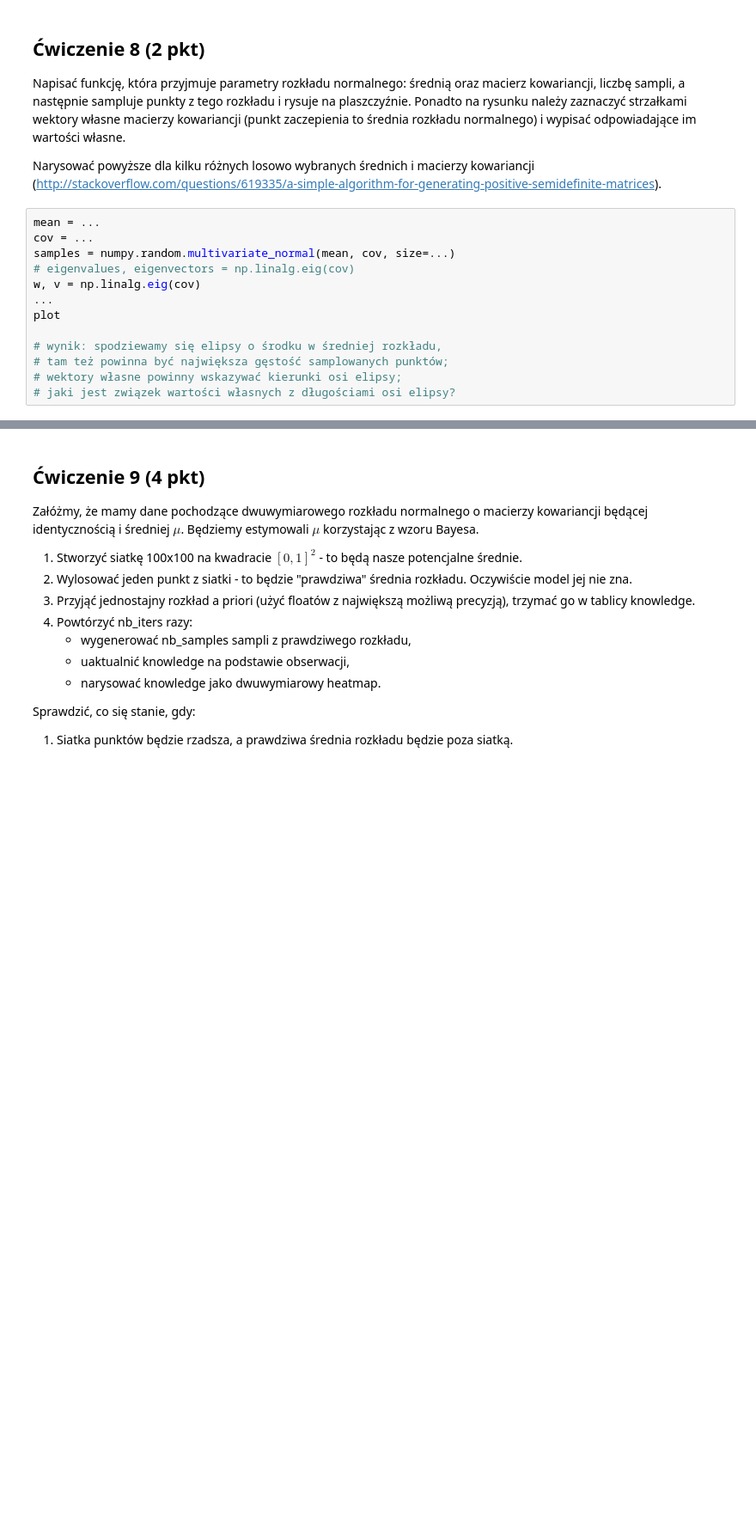
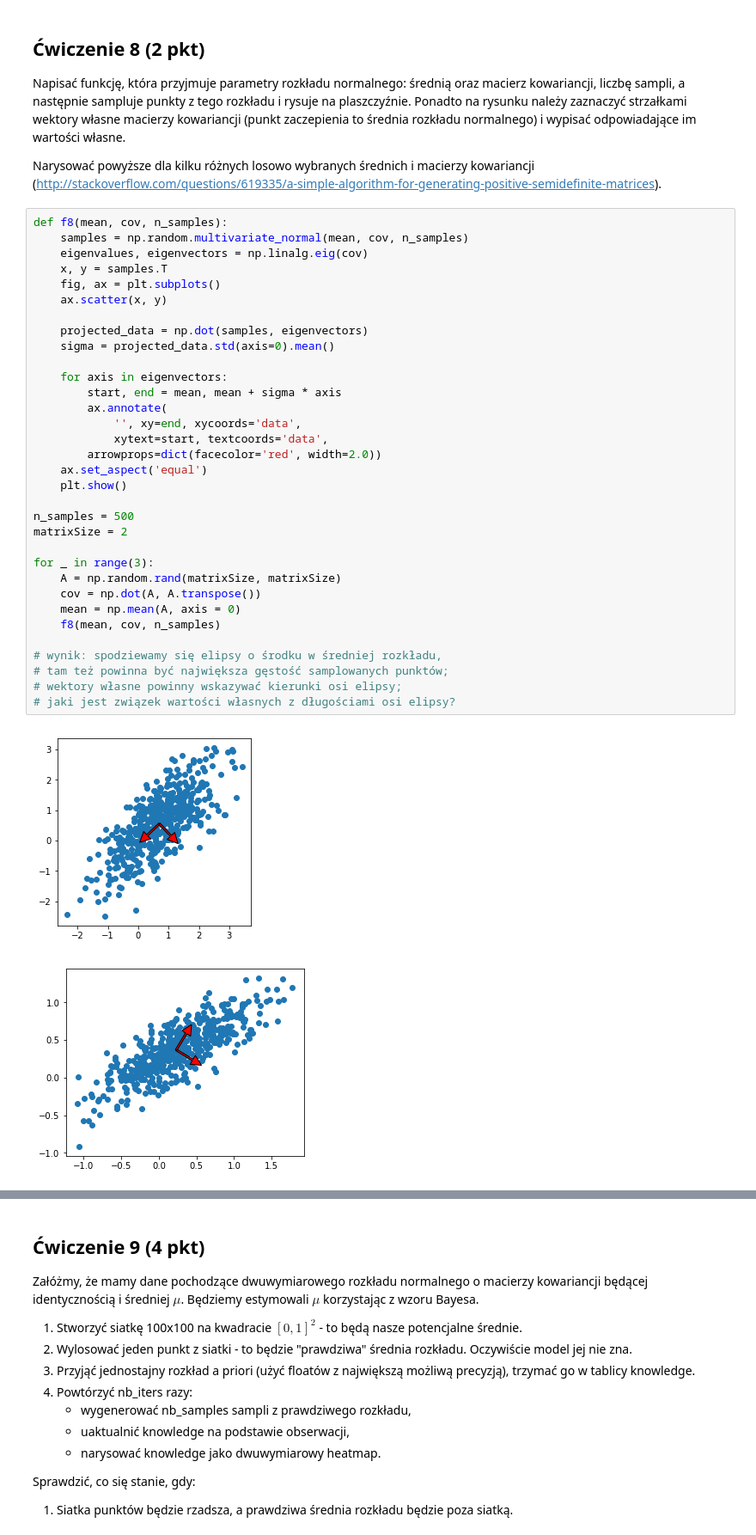
Before and after one commit to anyashka/MachineLearningUJ, a Jupyter notebook: L2a.ipynb, the cells around one changed output, grey strips where cells are left out. Shown at 86% size. Cells and saved outputs as stored; diff of their text form; blank space fills up the shorter version.

```diff
--- a/L2a.ipynb
+++ b/L2a.ipynb
@@ -449,15 +521,38 @@ Napisać funkcję, która przyjmuje parametry rozkładu normalnego: średnią or
 
 Narysować powyższe dla kilku różnych losowo wybranych średnich i macierzy kowariancji (http://stackoverflow.com/questions/619335/a-simple-algorithm-for-generating-positive-semidefinite-matrices).
 # %%
-mean = ...
-cov = ...
-samples = numpy.random.multivariate_normal(mean, cov, size=...)
-# eigenvalues, eigenvectors = np.linalg.eig(cov)
-w, v = np.linalg.eig(cov)
-...
-plot
+def f8(mean, cov, n_samples):
+    samples = np.random.multivariate_normal(mean, cov, n_samples)
+    eigenvalues, eigenvectors = np.linalg.eig(cov)
+    x, y = samples.T
+    fig, ax = plt.subplots()
+    ax.scatter(x, y)
+
+    projected_data = np.dot(samples, eigenvectors)
+    sigma = projected_data.std(axis=0).mean()
+
+    for axis in eigenvectors:
+        start, end = mean, mean + sigma * axis
+        ax.annotate(
+            '', xy=end, xycoords='data',
+            xytext=start, textcoords='data',
+        arrowprops=dict(facecolor='red', width=2.0))
+    ax.set_aspect('equal')
+    plt.show()
+
+n_samples = 500
+matrixSize = 2
+
+for _ in range(3):
+    A = np.random.rand(matrixSize, matrixSize)
+    cov = np.dot(A, A.transpose())
+    mean = np.mean(A, axis = 0)
+    f8(mean, cov, n_samples)
 
 # wynik: spodziewamy się elipsy o środku w średniej rozkładu,
 # tam też powinna być największa gęstość samplowanych punktów;
 # wektory własne powinny wskazywać kierunki osi elipsy;
 # jaki jest związek wartości własnych z długościami osi elipsy?
+# %% [output]
+[figure, added]
+[figure, added]
```
Also changed, not shown: parts of 8 cells of this notebook.
